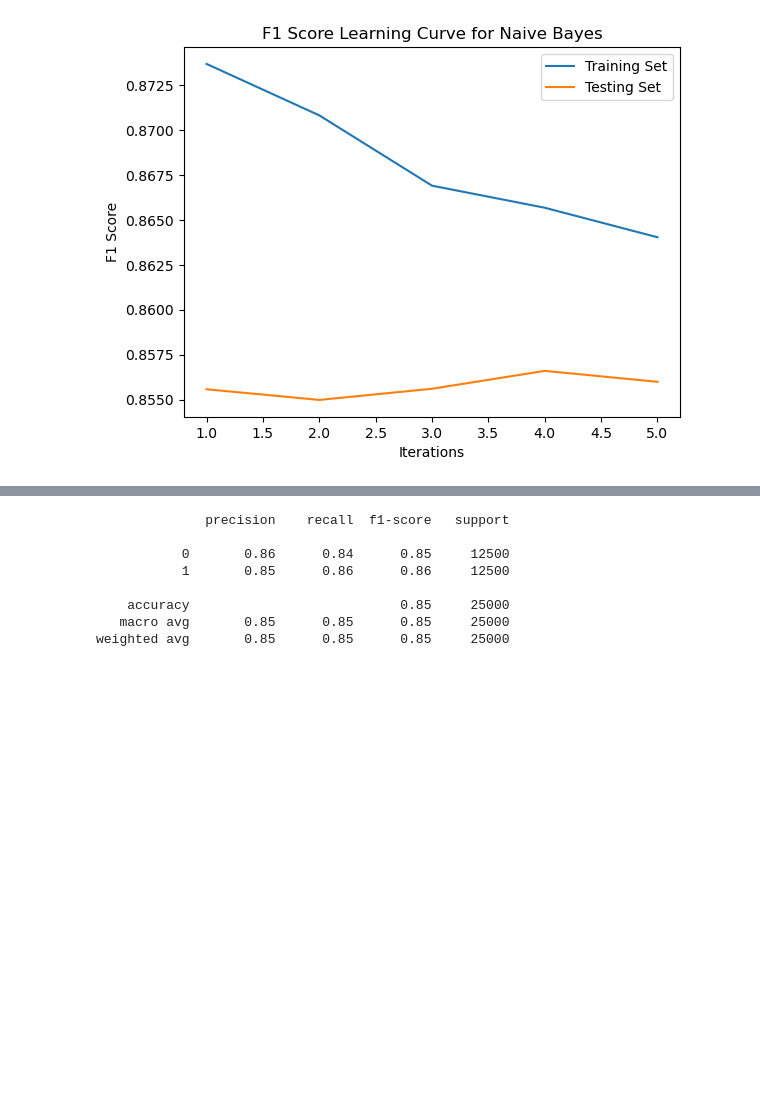
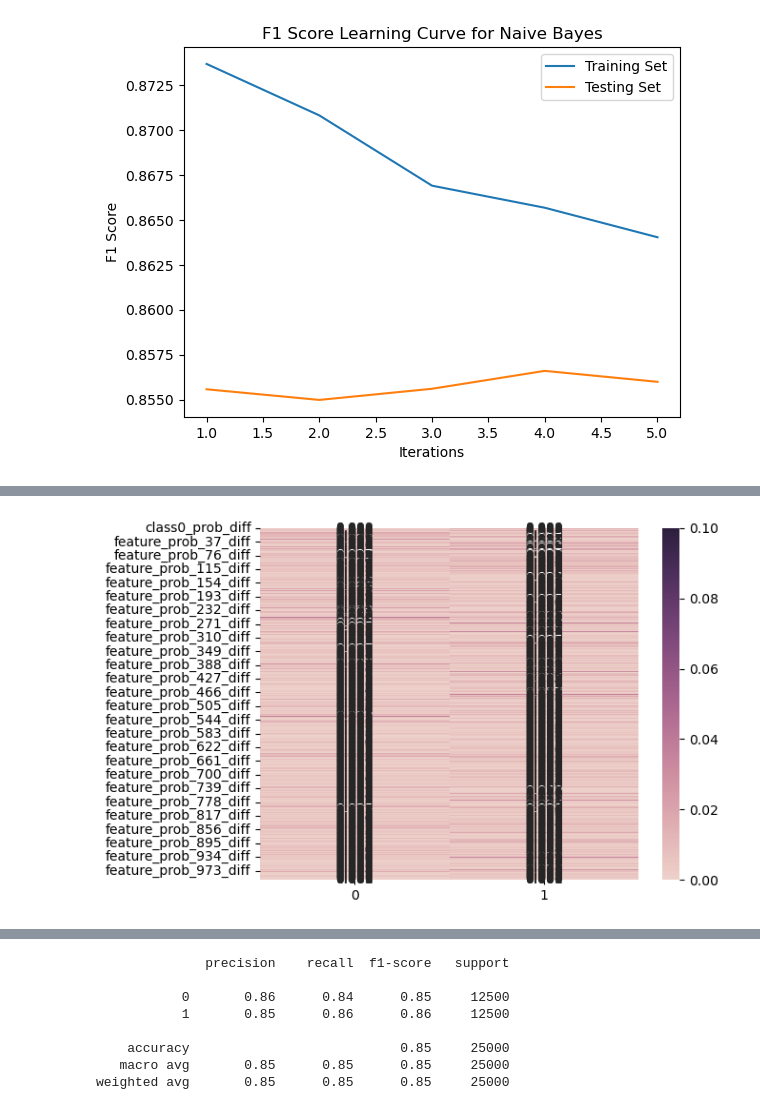
Before and after one commit to GwgwP/AI-Projects, a Jupyter notebook: secondProject/second_project.ipynb, the cells around one changed output, grey strips where cells are left out. Cells and saved outputs as stored; diff of their text form; code cells hidden in the pictures; blank space fills up the shorter version.

```diff
--- a/secondProject/second_project.ipynb
+++ b/secondProject/second_project.ipynb
@@ -537,3 +552,43 @@ Both predictors should be DataFrames.
+# %%
+import pandas as pd
+import seaborn as sns
+import numpy as np
+from sklearn.naive_bayes import BernoulliNB
+
+def make_comparisons(df_predictor1, df_predictor2):
+    # Extract relevant attributes from NaiveBayesCustom object
+    class0_prob1 = df_predictor1.class0_prob
+    class1_prob1 = df_predictor1.class1_prob
+    feature_probs1 = df_predictor1.feature_probs
+
+    # Extract relevant attributes from BernoulliNB object
+    class_log_prior2 = df_predictor2.class_log_prior_
+    feature_log_prob2 = df_predictor2.feature_log_prob_
+
+    # Create DataFrames for comparison
+    data = {
+        'class0_prob_diff': np.abs(class0_prob1 - np.exp(class_log_prior2[0])),
+        'class1_prob_diff': np.abs(class1_prob1 - np.exp(class_log_prior2[1])),
+    }
+
+    for i in range(feature_probs1.shape[1]):
+        data[f'feature_prob_{i}_diff'] = np.abs(feature_probs1[:, i] - np.exp(feature_log_prob2[:, i]))
+
+    df_diffs = pd.DataFrame(data)
+
+    # Transpose the resulting DataFrame
+    df_diffs = df_diffs.T
+
+    # Plot the heatmap
+    sns.heatmap(df_diffs, annot=True, cmap=sns.cubehelix_palette(as_cmap=True), vmin=0, vmax=0.1, fmt=".3f")
+
+# Call the fit method on NaiveBayesCustom before making comparisons
+nbc.fit(x_train_binary, y_train)
+
+# Make comparisons
+make_comparisons(df_predictor1=nbc, df_predictor2=nb)
+# %% [output]
+[figure, added]
 # %%
 make_comparisons( df_predictor1=nbc, df_predictor2=nb_learning_curves)
 # %% [output]
```
Also changed, not shown: parts of 6 cells of this notebook.
